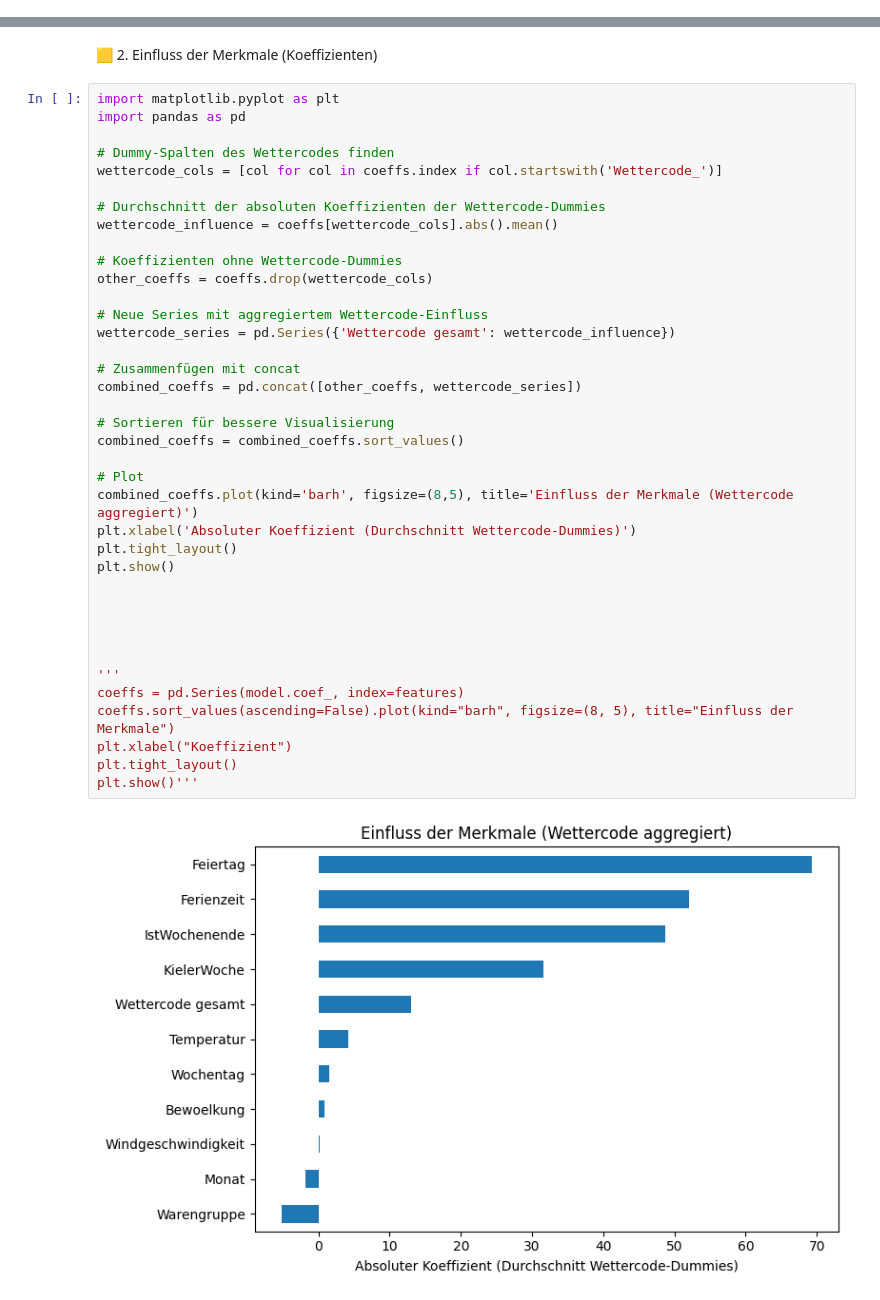
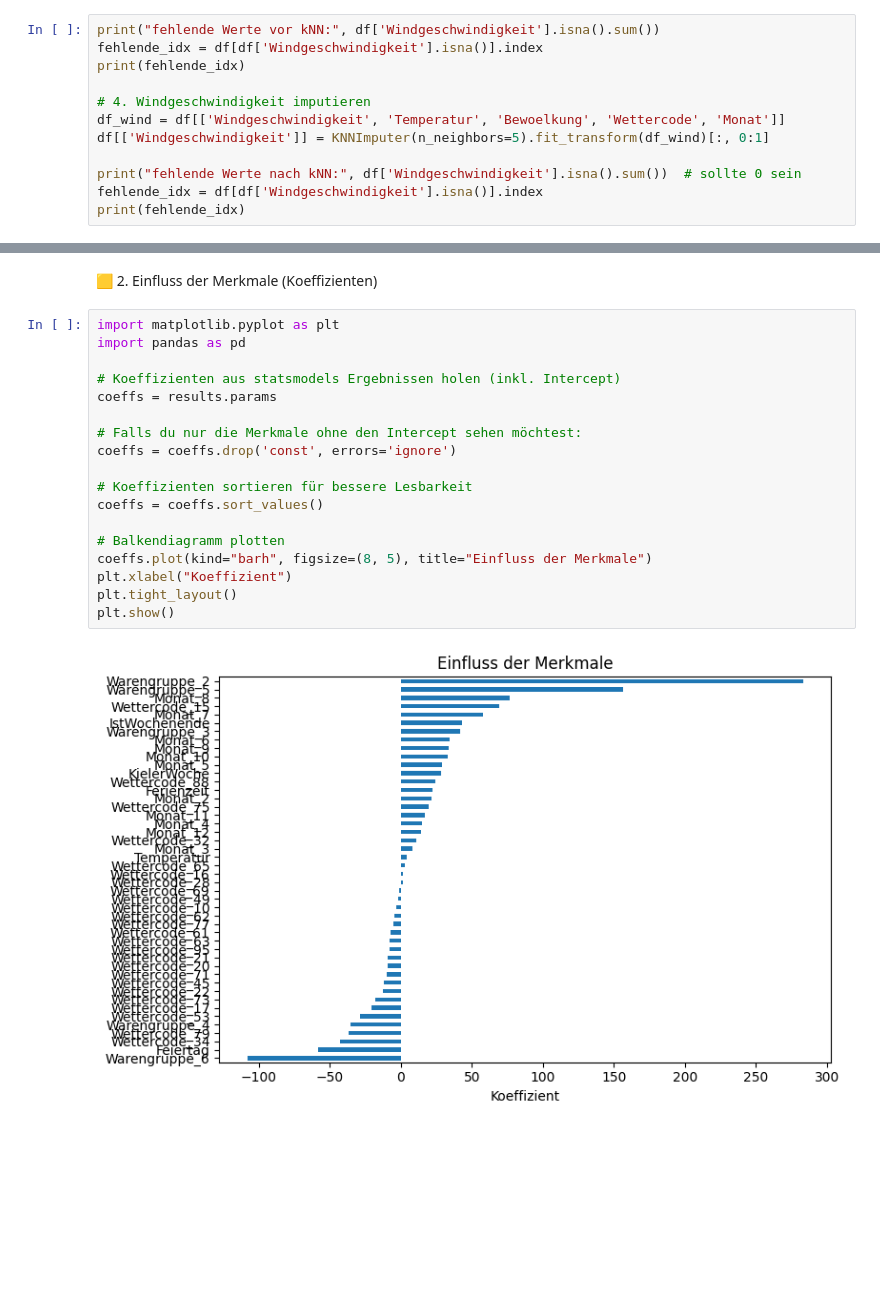
Before and after one commit to BryantHuh/ml_codespace_team4_opencampus, a Jupyter notebook: Notebooks/2_BaselineModel/linear_regression_baseline_kNN(wettercodes).ipynb, the cells around one changed output, grey strips where cells are left out. Drawn from its saved outputs; the diff is of its cells as text; blank space fills up the shorter version.

```diff
--- a/Notebooks/2_BaselineModel/linear_regression_baseline_kNN(wettercodes).ipynb
+++ b/Notebooks/2_BaselineModel/linear_regression_baseline_kNN(wettercodes).ipynb
@@ -158,0 +182,12 @@ Index([], dtype='int64')
+# %%
+print("fehlende Werte vor kNN:", df['Windgeschwindigkeit'].isna().sum())
+fehlende_idx = df[df['Windgeschwindigkeit'].isna()].index
+print(fehlende_idx)
+
+# 4. Windgeschwindigkeit imputieren
+df_wind = df[['Windgeschwindigkeit', 'Temperatur', 'Bewoelkung', 'Wettercode', 'Monat']]
+df[['Windgeschwindigkeit']] = KNNImputer(n_neighbors=5).fit_transform(df_wind)[:, 0:1]
+
+print("fehlende Werte nach kNN:", df['Windgeschwindigkeit'].isna().sum())  # sollte 0 sein
+fehlende_idx = df[df['Windgeschwindigkeit'].isna()].index
+print(fehlende_idx)
@@ -291,40 +654,20 @@ plt.show()
 # %%
 import matplotlib.pyplot as plt
 import pandas as pd
 
-# Dummy-Spalten des Wettercodes finden
-wettercode_cols = [col for col in coeffs.index if col.startswith('Wettercode_')]
+# Koeffizienten aus statsmodels Ergebnissen holen (inkl. Intercept)
+coeffs = results.params
 
-# Durchschnitt der absoluten Koeffizienten der Wettercode-Dummies
-wettercode_influence = coeffs[wettercode_cols].abs().mean()
+# Falls du nur die Merkmale ohne den Intercept sehen möchtest:
+coeffs = coeffs.drop('const', errors='ignore')
 
-# Koeffizienten ohne Wettercode-Dummies
-other_coeffs = coeffs.drop(wettercode_cols)
+# Koeffizienten sortieren für bessere Lesbarkeit
+coeffs = coeffs.sort_values()
 
-# Neue Series mit aggregiertem Wettercode-Einfluss
-wettercode_series = pd.Series({'Wettercode gesamt': wettercode_influence})
-
-# Zusammenfügen mit concat
-combined_coeffs = pd.concat([other_coeffs, wettercode_series])
-
-# Sortieren für bessere Visualisierung
-combined_coeffs = combined_coeffs.sort_values()
-
-# Plot
-combined_coeffs.plot(kind='barh', figsize=(8,5), title='Einfluss der Merkmale (Wettercode aggregiert)')
-plt.xlabel('Absoluter Koeffizient (Durchschnitt Wettercode-Dummies)')
+# Balkendiagramm plotten
+coeffs.plot(kind="barh", figsize=(8, 5), title="Einfluss der Merkmale")
+plt.xlabel("Koeffizient")
 plt.tight_layout()
 plt.show()
-
-
-
-
-
-'''
-coeffs = pd.Series(model.coef_, index=features)
-coeffs.sort_values(ascending=False).plot(kind="barh", figsize=(8, 5), title="Einfluss der Merkmale")
-plt.xlabel("Koeffizient")
-plt.tight_layout()
-plt.show()'''
 # %% [output]
-[figure, old version]
+[figure, new version]
```
Also changed, not shown: parts of 22 cells of this notebook, 2 other files.
